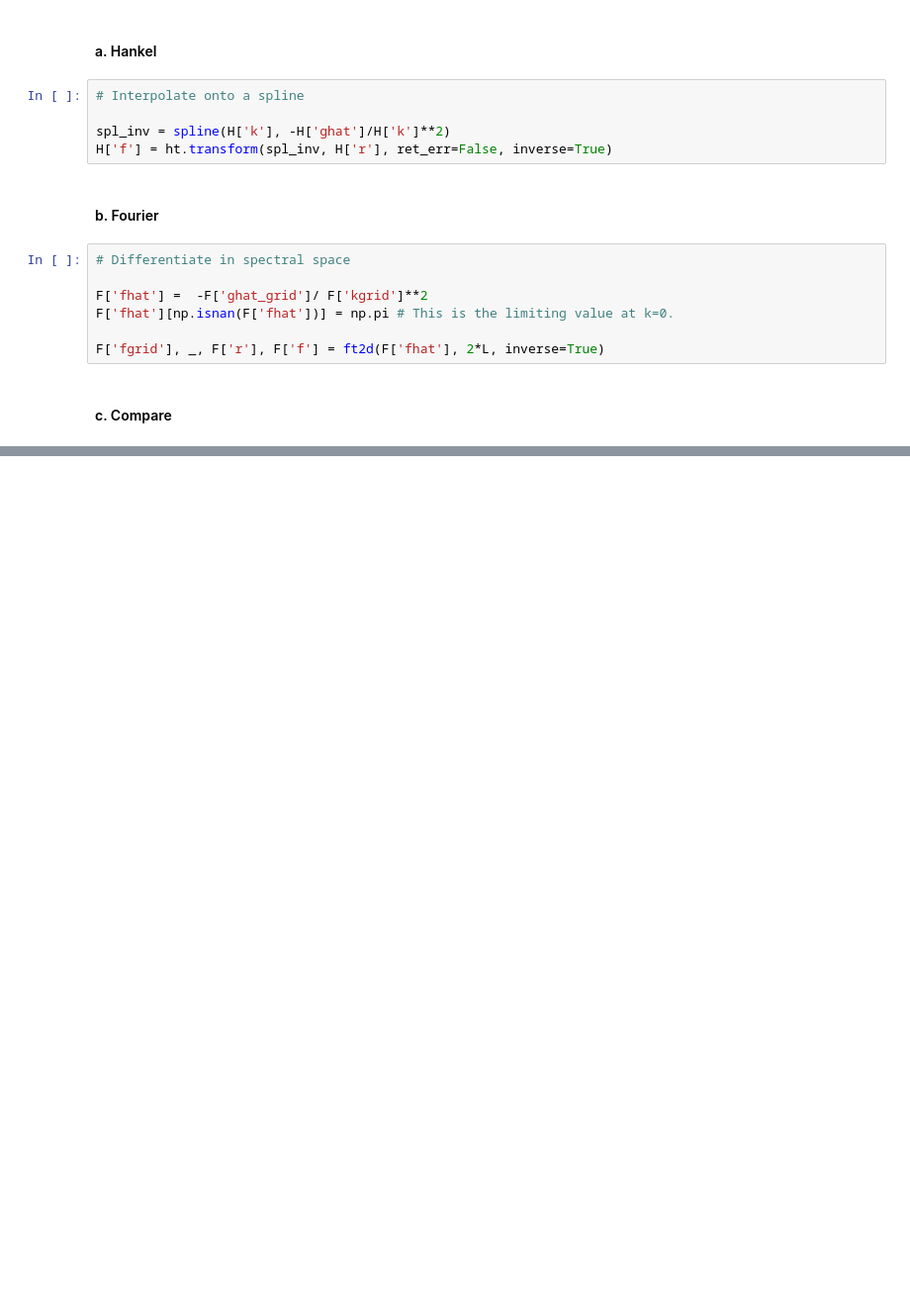
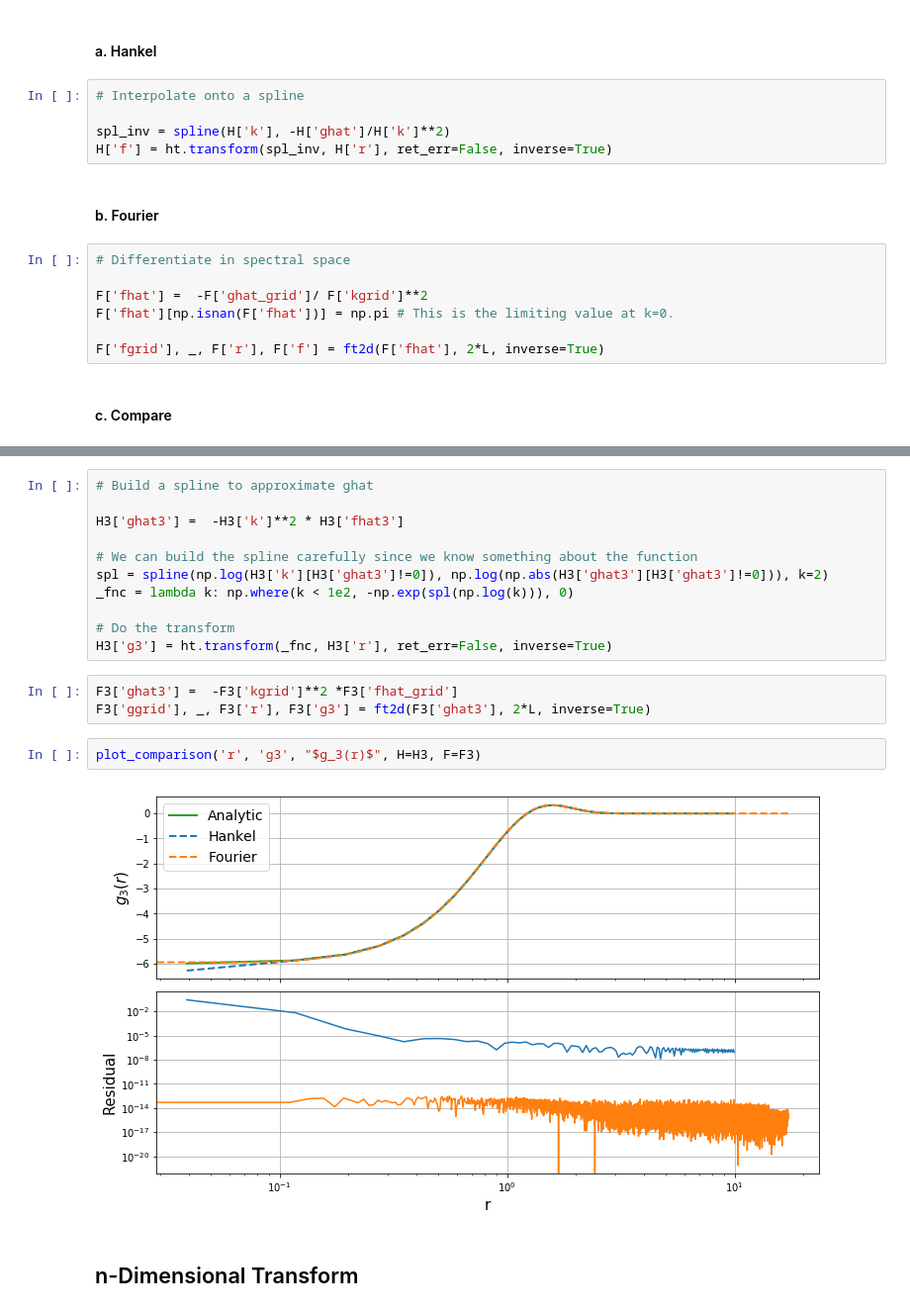
Before and after one commit to steven-murray/hankel, a Jupyter notebook: docs/demos/laplacian_hankel_vs_fft.ipynb, the cells around one changed output, grey strips where cells are left out. Shown at 99% size. Saved outputs shown, nothing was run; the diff lists cells and outputs as text; blank space fills up the shorter version.

```diff
--- a/docs/demos/laplacian_hankel_vs_fft.ipynb
+++ b/docs/demos/laplacian_hankel_vs_fft.ipynb
@@ -270,0 +351,20 @@ plot_comparison('r', 'f', "$f(r)$")
+# %%
+# Build a spline to approximate ghat
+
+H3['ghat3'] =  -H3['k']**2 * H3['fhat3']
+
+# We can build the spline carefully since we know something about the function
+spl = spline(np.log(H3['k'][H3['ghat3']!=0]), np.log(np.abs(H3['ghat3'][H3['ghat3']!=0])), k=2)
+_fnc = lambda k: np.where(k < 1e2, -np.exp(spl(np.log(k))), 0)
+
+# Do the transform
+H3['g3'] = ht.transform(_fnc, H3['r'], ret_err=False, inverse=True)
+# %%
+F3['ghat3'] =  -F3['kgrid']**2 *F3['fhat_grid']
+F3['ggrid'], _, F3['r'], F3['g3'] = ft2d(F3['ghat3'], 2*L, inverse=True)
+# %%
+plot_comparison('r', 'g3', "$g_3(r)$", H=H3, F=F3)
+# %% [output]
+[figure, added]
+# %% [markdown]
+## n-Dimensional Transform
```
Also changed, not shown: parts of 37 cells of this notebook.
